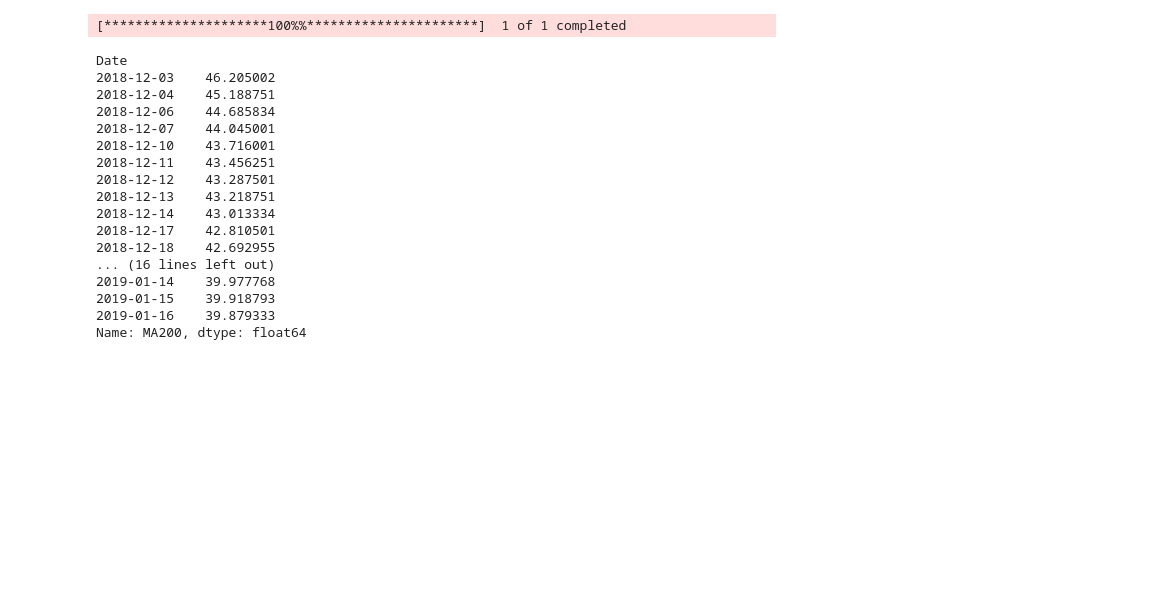
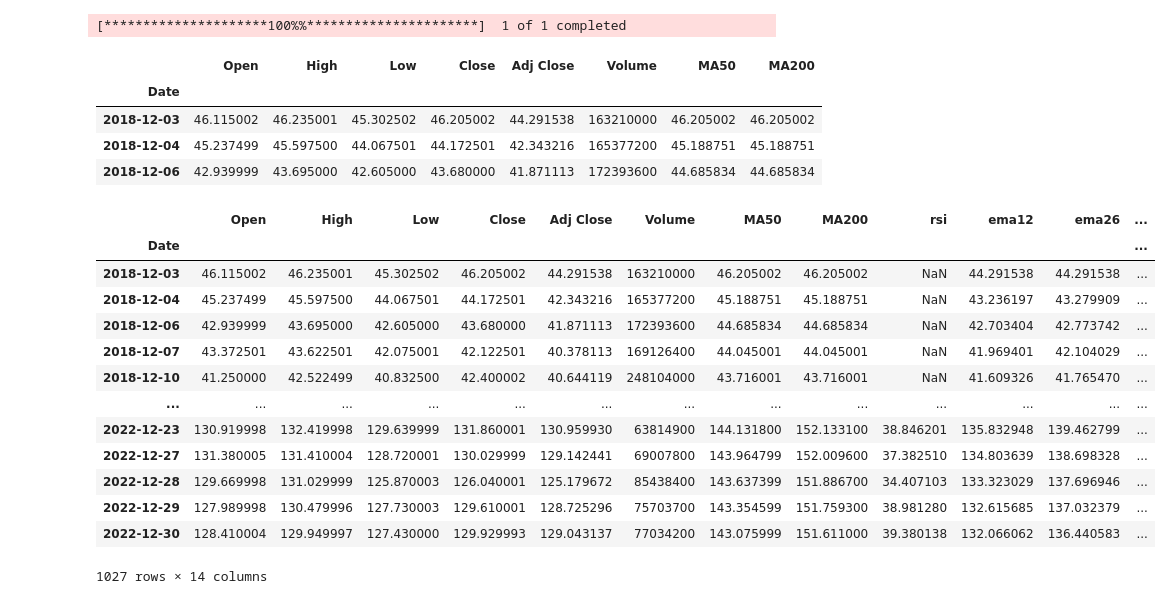
Before and after one commit to MaChengYuan/financial, a Jupyter notebook: stock_prediction.ipynb, the cells around one changed output. Saved outputs shown, nothing was run; the diff lists cells and outputs as text; code cells hidden in the pictures; blank space fills up the shorter version.

```diff
--- a/stock_prediction.ipynb
+++ b/stock_prediction.ipynb
@@ -21,23 +21,39 @@ df = yf.download(tickers, start='2018-12-01', end='2023-01-01')
 
 df['MA50'] = df['Close'].rolling(window=50, min_periods=0).mean()
 df['MA200'] = df['Close'].rolling(window=200, min_periods=0).mean()
-df['MA200'].head(30)
+df.head(3)
 # %% [output]
 [*********************100%%**********************]  1 of 1 completed
-Date
-2018-12-03    46.205002
-2018-12-04    45.188751
-2018-12-06    44.685834
-2018-12-07    44.045001
-2018-12-10    43.716001
-2018-12-11    43.456251
-2018-12-12    43.287501
-2018-12-13    43.218751
-2018-12-14    43.013334
-2018-12-17    42.810501
-2018-12-18    42.692955
-... (16 lines left out)
-2019-01-14    39.977768
-2019-01-15    39.918793
-2019-01-16    39.879333
-Name: MA200, dtype: float64
+|  | Open | High | Low | Close | Adj Close | Volume | MA50 | MA200 |
+| Date |  |  |  |  |  |  |  |  |
+| 2018-12-03 | 46.115002 | 46.235001 | 45.302502 | 46.205002 | 44.291538 | 163210000 | 46.205002 | 46.205002 |
+| 2018-12-04 | 45.237499 | 45.597500 | 44.067501 | 44.172501 | 42.343216 | 165377200 | 45.188751 | 45.188751 |
+| 2018-12-06 | 42.939999 | 43.695000 | 42.605000 | 43.680000 | 41.871113 | 172393600 | 44.685834 | 44.685834 |
+# %%
+
+df['rsi'] = pandas_ta.rsi(close=df['Close'], length=20)
+
+def compute_macd(data):
+    data ['ema12'] = data ['Adj Close'].ewm(span=12). mean ()
+    data ['ema26'] = data ['Adj Close'].ewm(span=26).mean ( )
+    data ['macd'] = data ['ema12'] - data ['ema26']
+    data ['macd signal'] = data ['macd'].ewm(span=9). mean ( )
+    data ['macd_histogram'] = data ['macd'] - data ['macd signal']
+    return data
+
+compute_macd(df)
+# %% [output]
+|  | Open | High | Low | Close | Adj Close | Volume | MA50 | MA200 | rsi | ema12 | ema26 | ... |
+| Date |  |  |  |  |  |  |  |  |  |  |  | ... |
+| 2018-12-03 | 46.115002 | 46.235001 | 45.302502 | 46.205002 | 44.291538 | 163210000 | 46.205002 | 46.205002 | NaN | 44.291538 | 44.291538 | ... |
+| 2018-12-04 | 45.237499 | 45.597500 | 44.067501 | 44.172501 | 42.343216 | 165377200 | 45.188751 | 45.188751 | NaN | 43.236197 | 43.279909 | ... |
+| 2018-12-06 | 42.939999 | 43.695000 | 42.605000 | 43.680000 | 41.871113 | 172393600 | 44.685834 | 44.685834 | NaN | 42.703404 | 42.773742 | ... |
+| 2018-12-07 | 43.372501 | 43.622501 | 42.075001 | 42.122501 | 40.378113 | 169126400 | 44.045001 | 44.045001 | NaN | 41.969401 | 42.104029 | ... |
+| 2018-12-10 | 41.250000 | 42.522499 | 40.832500 | 42.400002 | 40.644119 | 248104000 | 43.716001 | 43.716001 | NaN | 41.609326 | 41.765470 | ... |
+| ... | ... | ... | ... | ... | ... | ... | ... | ... | ... | ... | ... | ... |
+| 2022-12-23 | 130.919998 | 132.419998 | 129.639999 | 131.860001 | 130.959930 | 63814900 | 144.131800 | 152.133100 | 38.846201 | 135.832948 | 139.462799 | ... |
+| 2022-12-27 | 131.380005 | 131.410004 | 128.720001 | 130.029999 | 129.142441 | 69007800 | 143.964799 | 152.009600 | 37.382510 | 134.803639 | 138.698328 | ... |
+| 2022-12-28 | 129.669998 | 131.029999 | 125.870003 | 126.040001 | 125.179672 | 85438400 | 143.637399 | 151.886700 | 34.407103 | 133.323029 | 137.696946 | ... |
+| 2022-12-29 | 127.989998 | 130.479996 | 127.730003 | 129.610001 | 128.725296 | 75703700 | 143.354599 | 151.759300 | 38.981280 | 132.615685 | 137.032379 | ... |
+| 2022-12-30 | 128.410004 | 129.949997 | 127.430000 | 129.929993 | 129.043137 | 77034200 | 143.075999 | 151.611000 | 39.380138 | 132.066062 | 136.440583 | ... |
+1027 rows × 14 columns
```
Also changed, not shown: parts of 4 cells of this notebook, 2 other files.
